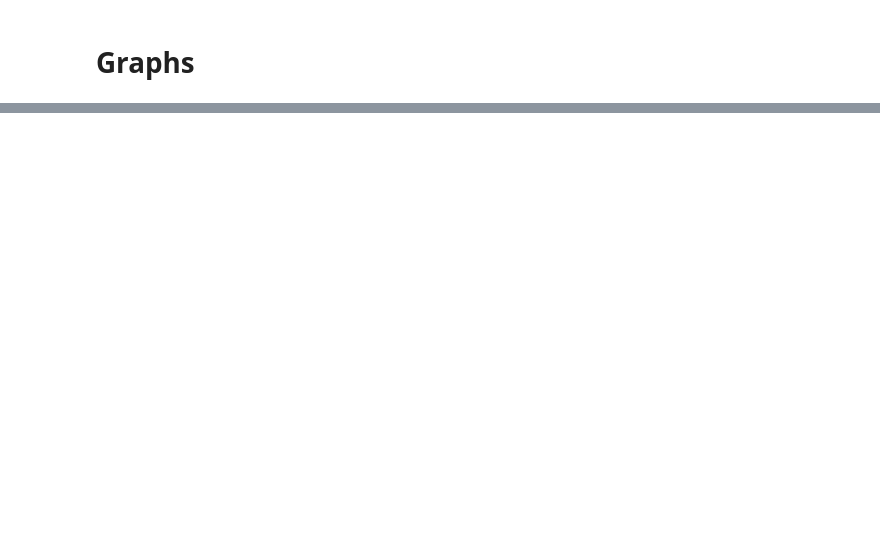
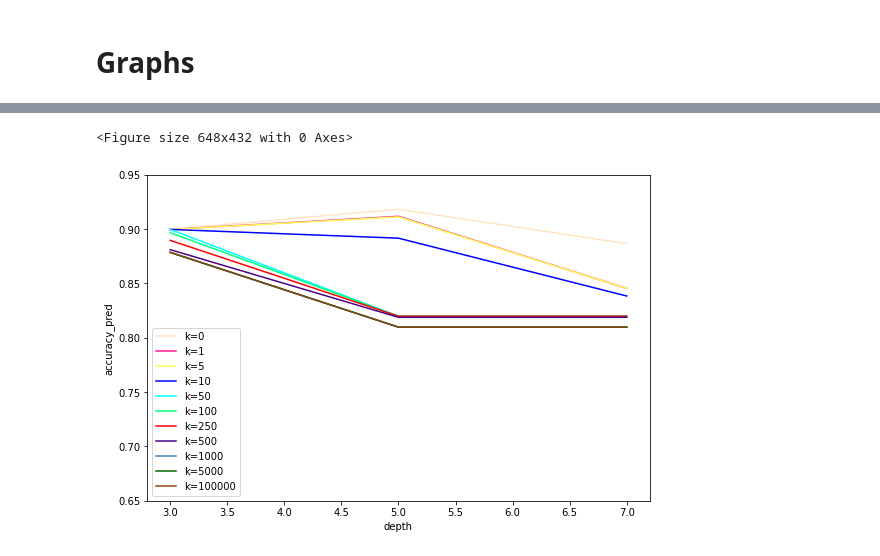
Before and after one commit to Hadyark/Masters-thesis_How-to-find-Decision-Trees-that-are-Optimal, a Jupyter notebook: MyCode/HR.ipynb, the cells around one changed output, grey strips where cells are left out. Cells and saved outputs as stored; diff of their text form; code cells hidden in the pictures; blank space fills up the shorter version.

```diff
--- a/MyCode/HR.ipynb
+++ b/MyCode/HR.ipynb
@@ -236,4 +304,7 @@ utils.plot_mean("depth", "clf.accuracy_", result, 0, 2)
 # %%
-utils.plot_mean("depth", "accuracy_train", result, 0.65, 0.95)
+utils.plot_mean("depth", "accuracy_pred", result, 0.65, 0.95)
+# %% [output]
+<Figure size 648x432 with 0 Axes>
+[figure, added]
 # %%
 utils.plot_mean("depth", "accuracy_test", result, 0.65, 0.95)
```
Also changed, not shown: parts of 36 cells of this notebook, 1 other file.
